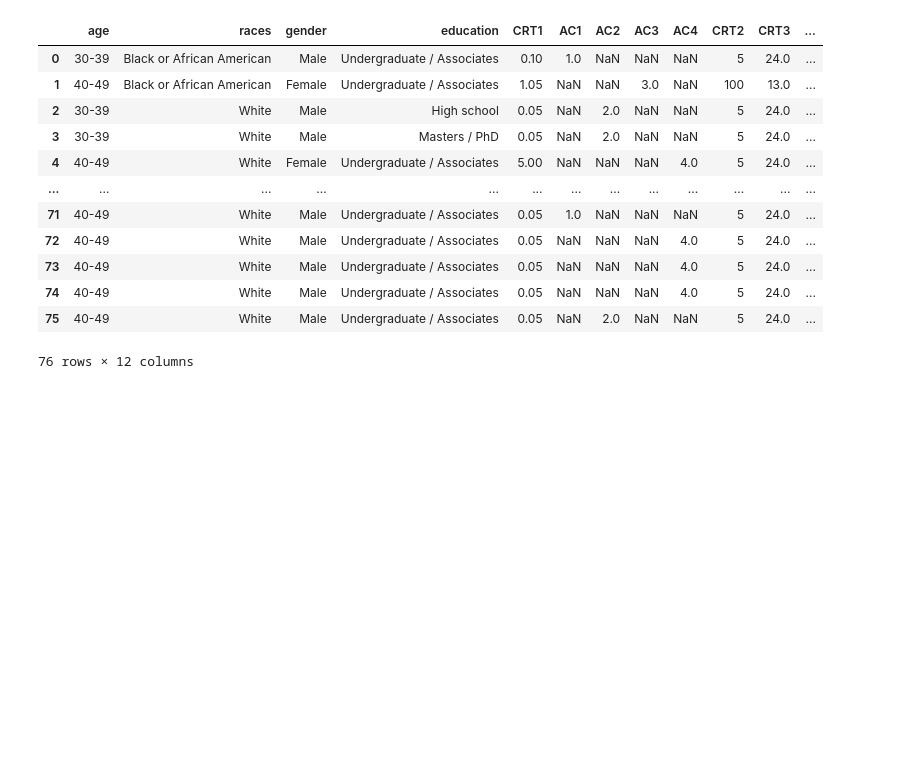
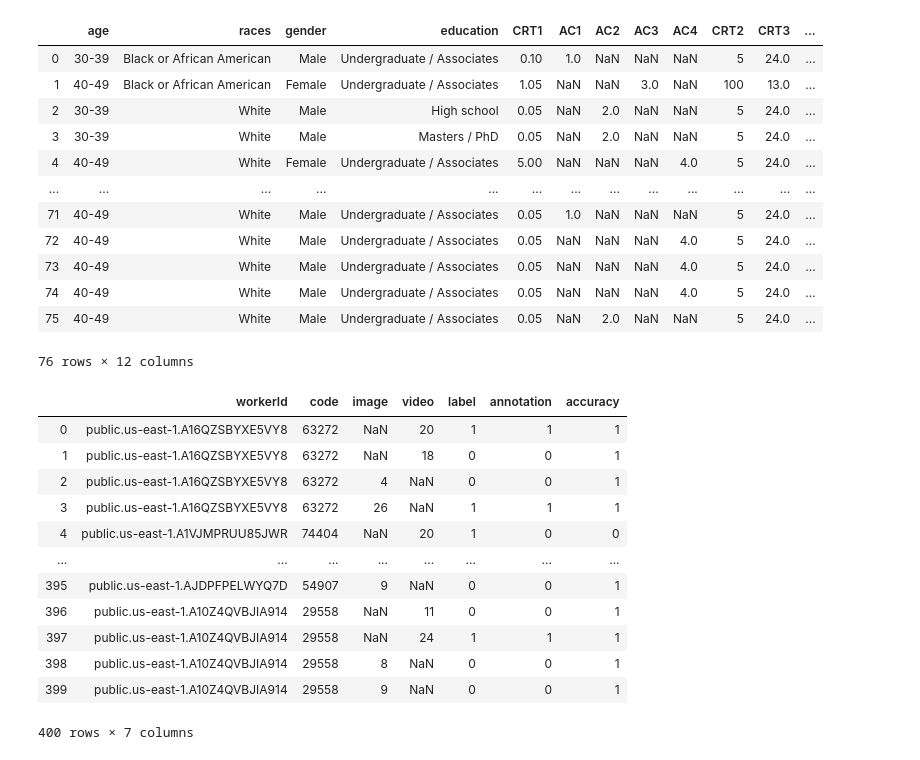
Before and after one commit to suhasdara/Deepfake-Detection, a Jupyter notebook: analysis.ipynb, the cells around one changed output. Drawn from its saved outputs; the diff is of its cells as text; code cells hidden in the pictures; blank space fills up the shorter version.

```diff
--- a/analysis.ipynb
+++ b/analysis.ipynb
@@ -194,6 +198,26 @@ survey_data
 | 74 | 40-49 | White | Male | Undergraduate / Associates | 0.05 | NaN | NaN | NaN | 4.0 | 5 | 24.0 | ... |
 | 75 | 40-49 | White | Male | Undergraduate / Associates | 0.05 | NaN | 2.0 | NaN | NaN | 5 | 24.0 | ... |
 76 rows × 12 columns
+# %%
+accuracy_list = annotations["label"] - annotations["annotation"]
+annotations["accuracy"] = accuracy_list
+annotations["accuracy"] = annotations["accuracy"].replace([1, -1],-1)
+annotations["accuracy"] = annotations["accuracy"].replace([0],1)
+annotations["accuracy"] = annotations["accuracy"].replace([-1],0)
+# %% [output]
+|  | workerId | code | image | video | label | annotation | accuracy |
+| 0 | public.us-east-1.A16QZSBYXE5VY8 | 63272 | NaN | 20 | 1 | 1 | 1 |
+| 1 | public.us-east-1.A16QZSBYXE5VY8 | 63272 | NaN | 18 | 0 | 0 | 1 |
+| 2 | public.us-east-1.A16QZSBYXE5VY8 | 63272 | 4 | NaN | 0 | 0 | 1 |
+| 3 | public.us-east-1.A16QZSBYXE5VY8 | 63272 | 26 | NaN | 1 | 1 | 1 |
+| 4 | public.us-east-1.A1VJMPRUU85JWR | 74404 | NaN | 20 | 1 | 0 | 0 |
+| ... | ... | ... | ... | ... | ... | ... | ... |
+| 395 | public.us-east-1.AJDPFPELWYQ7D | 54907 | 9 | NaN | 0 | 0 | 1 |
+| 396 | public.us-east-1.A10Z4QVBJIA914 | 29558 | NaN | 11 | 0 | 0 | 1 |
+| 397 | public.us-east-1.A10Z4QVBJIA914 | 29558 | NaN | 24 | 1 | 1 | 1 |
+| 398 | public.us-east-1.A10Z4QVBJIA914 | 29558 | 8 | NaN | 0 | 0 | 1 |
+| 399 | public.us-east-1.A10Z4QVBJIA914 | 29558 | 9 | NaN | 0 | 0 | 1 |
+400 rows × 7 columns
 # %%
 pd.merge(annotations, survey_data, on=["code"])
 # %% [output]
```
Also changed, not shown: parts of 8 cells of this notebook.
